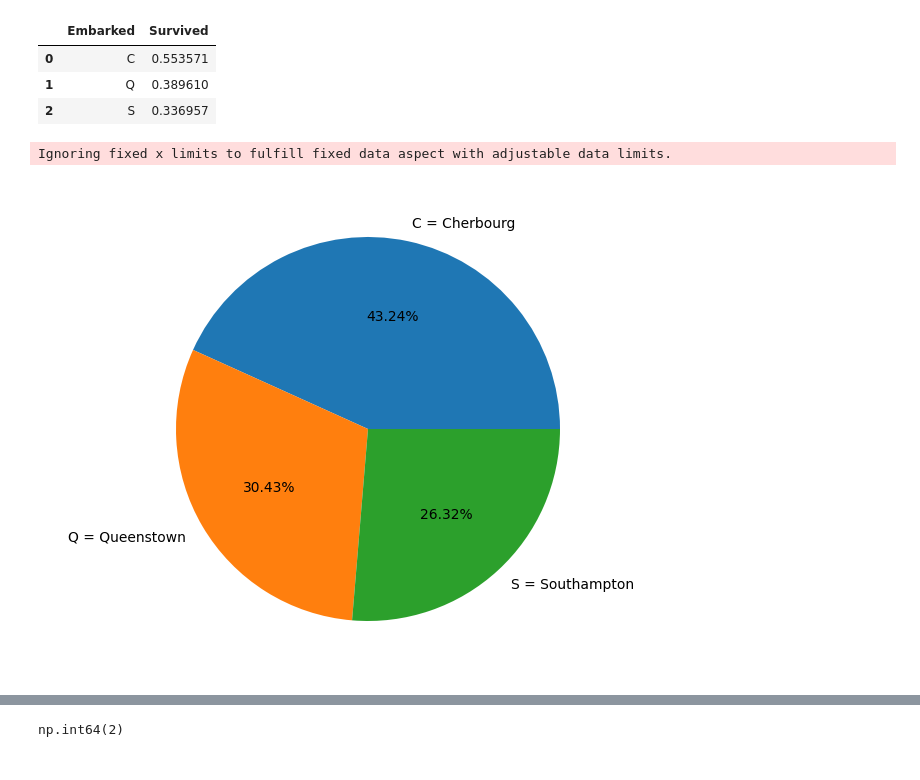
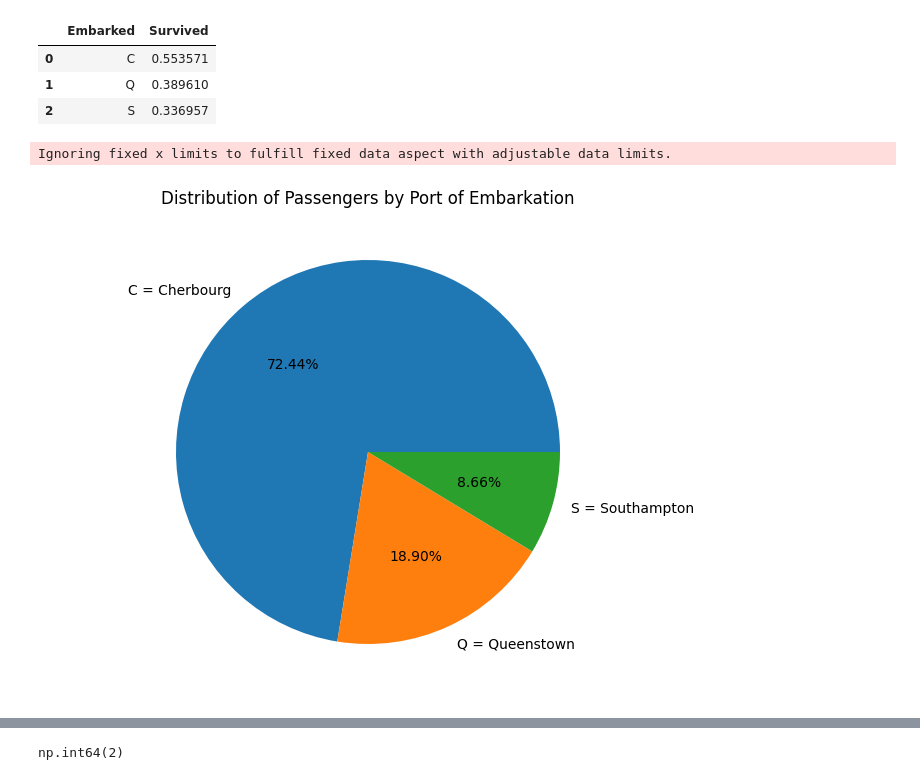
Before and after one commit to sav-git/titanic_survival, a Jupyter notebook: Titanic Predication.ipynb, the cells around one changed output, grey strips where cells are left out. Drawn from its saved outputs; the diff is of its cells as text; code cells hidden in the pictures.

```diff
--- a/Titanic Predication.ipynb
+++ b/Titanic Predication.ipynb
@@ -229,13 +272,18 @@ train[["Embarked", "Survived"]].groupby(['Embarked'], as_index=False).mean().sor
 | 1 | Q | 0.389610 |
 | 2 | S | 0.336957 |
 # %%
+port_counts = train['Embarked'].value_counts(normalize=True)
+
 fig = plt.figure()
-ax = fig.add_axes([0,0,1,1])
+ax = fig.add_axes([0, 0, 1, 1])
 ax.axis('equal')
-l = ['C = Cherbourg', 'Q = Queenstown', 'S = Southampton']
-s = [0.553571,0.389610,0.336957]
-ax.pie(s, labels = l,autopct='%1.2f%%')
+
+labels = ['C = Cherbourg', 'Q = Queenstown', 'S = Southampton']
+sizes = port_counts
+
+ax.pie(sizes, labels=labels, autopct='%1.2f%%')
+plt.title('Distribution of Passengers by Port of Embarkation')
 plt.show()
 # %% [output]
 Ignoring fixed x limits to fulfill fixed data aspect with adjustable data limits.
-[figure, old version]
+[figure, new version]
```
Also changed, not shown: parts of 11 cells of this notebook.
